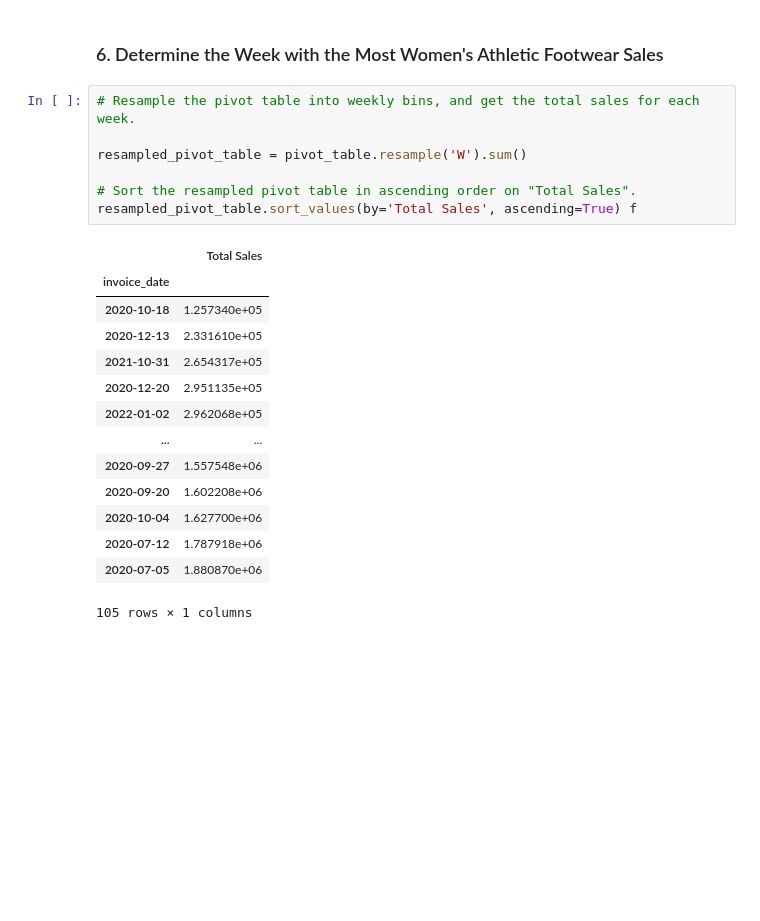
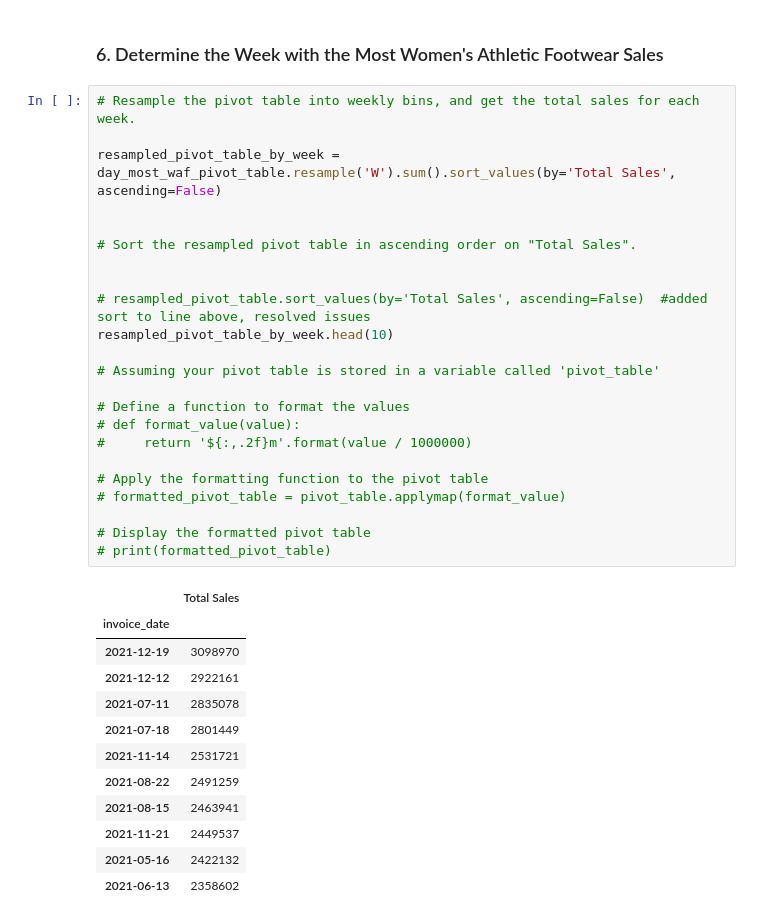
Before and after one commit to kurtandreassen/athletic_sales_analysis, a Jupyter notebook: athletic_sales_analysis_starter_code.ipynb, the cells around one changed output. Saved outputs shown, nothing was run; the diff lists cells and outputs as text; blank space fills up the shorter version.

```diff
--- a/athletic_sales_analysis_starter_code.ipynb
+++ b/athletic_sales_analysis_starter_code.ipynb
@@ -604,22 +649,36 @@ resampled_pivot_table.sort_values(by='Total Sales', ascending=True)
 # %%
 # Resample the pivot table into weekly bins, and get the total sales for each week.
 
-resampled_pivot_table = pivot_table.resample('W').sum()
+resampled_pivot_table_by_week = day_most_waf_pivot_table.resample('W').sum().sort_values(by='Total Sales', ascending=False)
+
 
 # Sort the resampled pivot table in ascending order on "Total Sales".
-resampled_pivot_table.sort_values(by='Total Sales', ascending=True) f
+
+
+# resampled_pivot_table.sort_values(by='Total Sales', ascending=False)  #added sort to line above, resolved issues
+resampled_pivot_table_by_week.head(10)
+
+# Assuming your pivot table is stored in a variable called 'pivot_table'
+
+# Define a function to format the values
+# def format_value(value):
+#     return '${:,.2f}m'.format(value / 1000000)
+
+# Apply the formatting function to the pivot table
+# formatted_pivot_table = pivot_table.applymap(format_value)
+
+# Display the formatted pivot table
+# print(formatted_pivot_table)
 # %% [output]
 |  | Total Sales |
 | invoice_date |  |
-| 2020-10-18 | 1.257340e+05 |
-| 2020-12-13 | 2.331610e+05 |
-| 2021-10-31 | 2.654317e+05 |
-| 2020-12-20 | 2.951135e+05 |
-| 2022-01-02 | 2.962068e+05 |
-| ... | ... |
-| 2020-09-27 | 1.557548e+06 |
-| 2020-09-20 | 1.602208e+06 |
-| 2020-10-04 | 1.627700e+06 |
-| 2020-07-12 | 1.787918e+06 |
-| 2020-07-05 | 1.880870e+06 |
+| 2021-12-19 | 3098970 |
+| 2021-12-12 | 2922161 |
+| 2021-07-11 | 2835078 |
+| 2021-07-18 | 2801449 |
+| 2021-11-14 | 2531721 |
+| 2021-08-22 | 2491259 |
+| 2021-08-15 | 2463941 |
+| 2021-11-21 | 2449537 |
+| 2021-05-16 | 2422132 |
+| 2021-06-13 | 2358602 |
-105 rows × 1 columns
```
Also changed, not shown: parts of 17 cells of this notebook.
